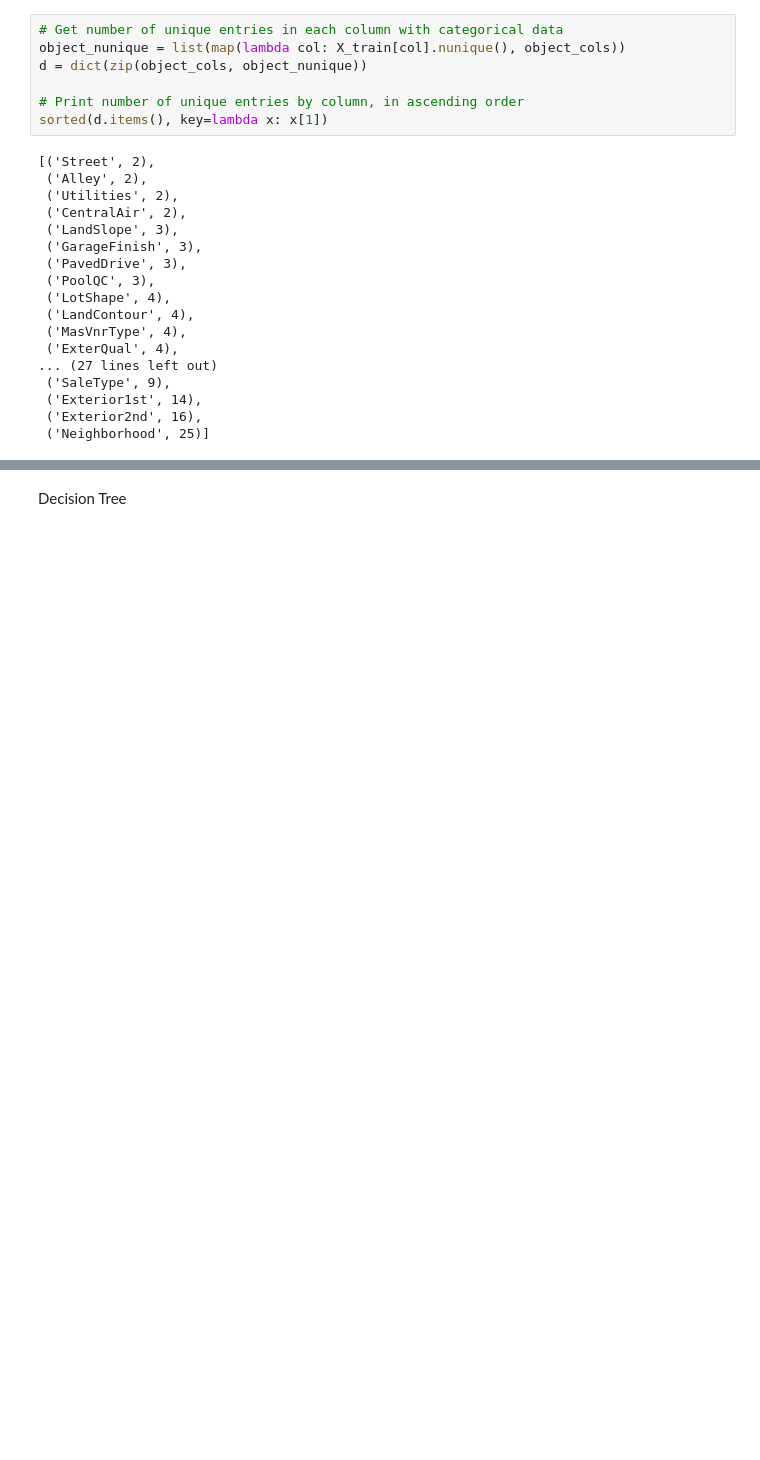
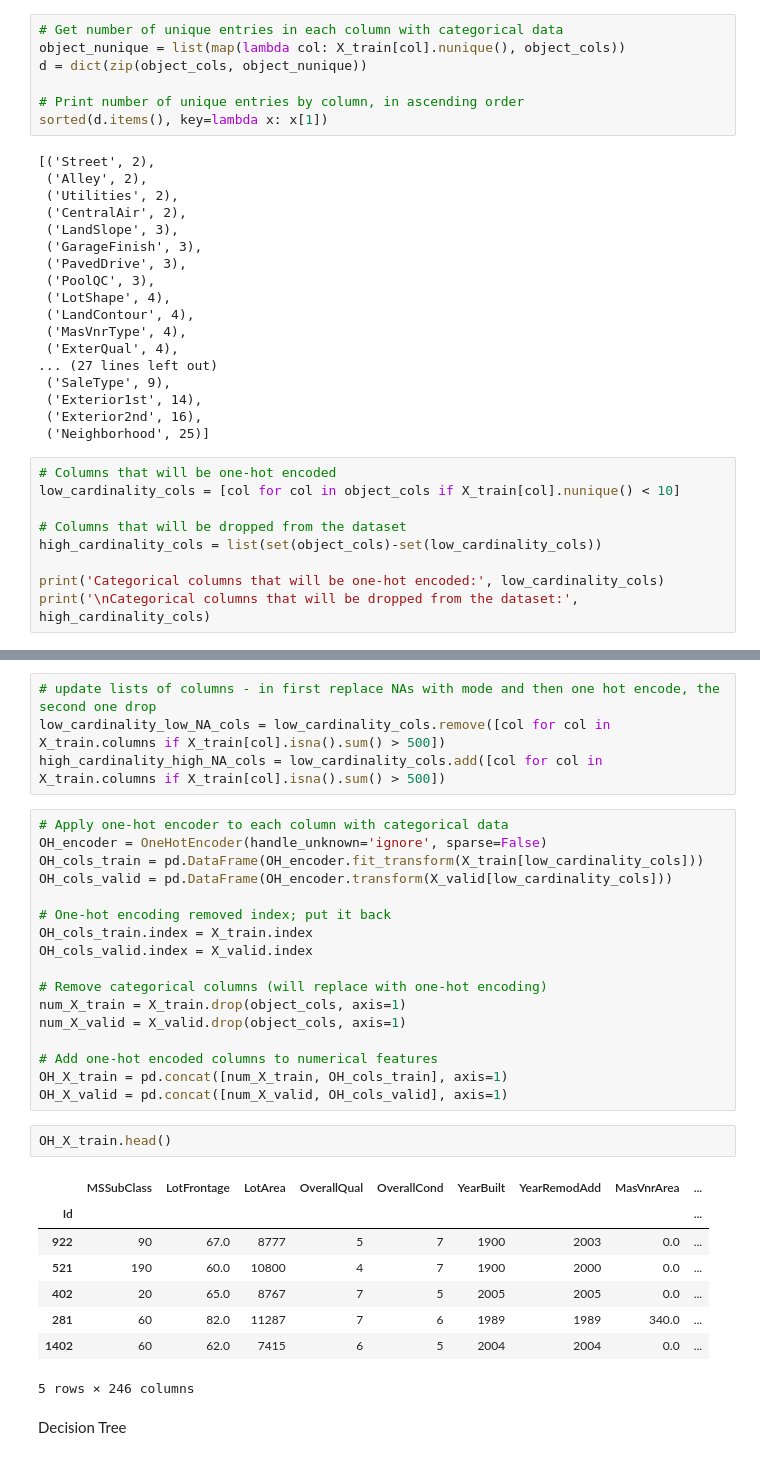
Before and after one commit to Bivoy/kaggle_housing_prices_competition, a Jupyter notebook: housing_prices_competition.ipynb, the cells around one changed output, grey strips where cells are left out. Saved outputs shown, nothing was run; the diff lists cells and outputs as text; blank space fills up the shorter version.

Commit message:
solving problem with NAs in categorical data

```diff
--- a/housing_prices_competition.ipynb
+++ b/housing_prices_competition.ipynb
@@ -130,3 +133,12 @@ sorted(d.items(), key=lambda x: x[1])
  ('Exterior1st', 14),
  ('Exterior2nd', 16),
  ('Neighborhood', 25)]
+# %%
+# Columns that will be one-hot encoded
+low_cardinality_cols = [col for col in object_cols if X_train[col].nunique() < 10]
+
+# Columns that will be dropped from the dataset
+high_cardinality_cols = list(set(object_cols)-set(low_cardinality_cols))
+
+print('Categorical columns that will be one-hot encoded:', low_cardinality_cols)
+print('\nCategorical columns that will be dropped from the dataset:', high_cardinality_cols)
@@ -133,3 +176,35 @@ sorted(d.items(), key=lambda x: x[1])
+# %%
+# update lists of columns - in first replace NAs with mode and then one hot encode, the second one drop
+low_cardinality_low_NA_cols = low_cardinality_cols.remove([col for col in X_train.columns if X_train[col].isna().sum() > 500])
+high_cardinality_high_NA_cols = low_cardinality_cols.add([col for col in X_train.columns if X_train[col].isna().sum() > 500])
+# %%
+# Apply one-hot encoder to each column with categorical data
+OH_encoder = OneHotEncoder(handle_unknown='ignore', sparse=False)
+OH_cols_train = pd.DataFrame(OH_encoder.fit_transform(X_train[low_cardinality_cols]))
+OH_cols_valid = pd.DataFrame(OH_encoder.transform(X_valid[low_cardinality_cols]))
+
+# One-hot encoding removed index; put it back
+OH_cols_train.index = X_train.index
+OH_cols_valid.index = X_valid.index
+
+# Remove categorical columns (will replace with one-hot encoding)
+num_X_train = X_train.drop(object_cols, axis=1)
+num_X_valid = X_valid.drop(object_cols, axis=1)
+
+# Add one-hot encoded columns to numerical features
+OH_X_train = pd.concat([num_X_train, OH_cols_train], axis=1)
+OH_X_valid = pd.concat([num_X_valid, OH_cols_valid], axis=1)
+# %%
+OH_X_train.head()
+# %% [output]
+|  | MSSubClass | LotFrontage | LotArea | OverallQual | OverallCond | YearBuilt | YearRemodAdd | MasVnrArea | ... |
+| Id |  |  |  |  |  |  |  |  | ... |
+| 922 | 90 | 67.0 | 8777 | 5 | 7 | 1900 | 2003 | 0.0 | ... |
+| 521 | 190 | 60.0 | 10800 | 4 | 7 | 1900 | 2000 | 0.0 | ... |
+| 402 | 20 | 65.0 | 8767 | 7 | 5 | 2005 | 2005 | 0.0 | ... |
+| 281 | 60 | 82.0 | 11287 | 7 | 6 | 1989 | 1989 | 340.0 | ... |
+| 1402 | 60 | 62.0 | 7415 | 6 | 5 | 2004 | 2004 | 0.0 | ... |
+5 rows × 246 columns
 # %% [markdown]
 Decision Tree
 # %%
```
Also changed, not shown: parts of 6 cells of this notebook.
